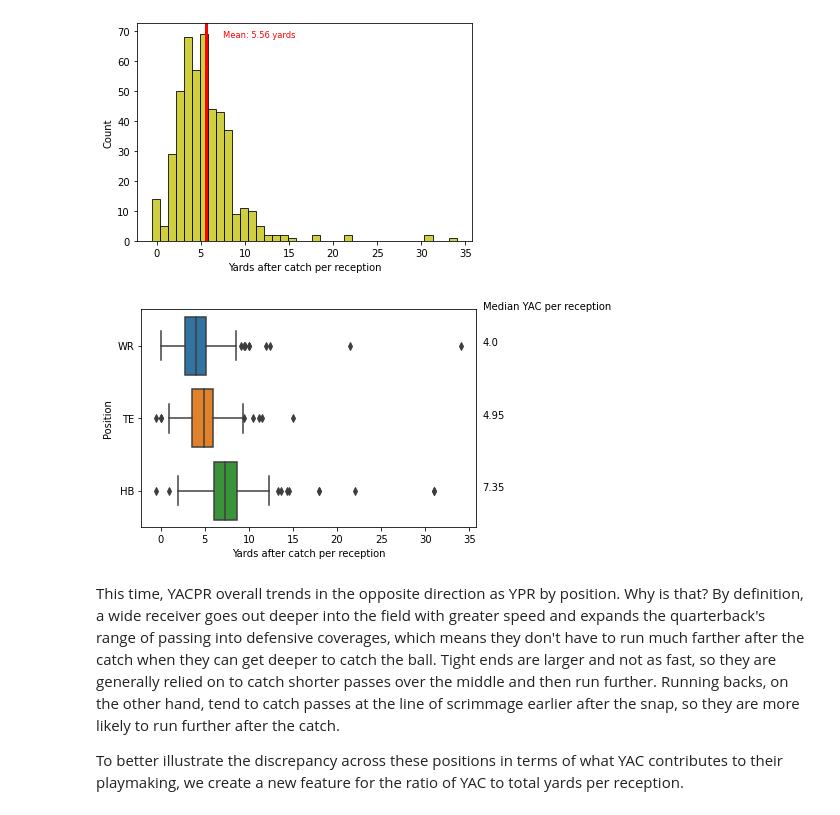
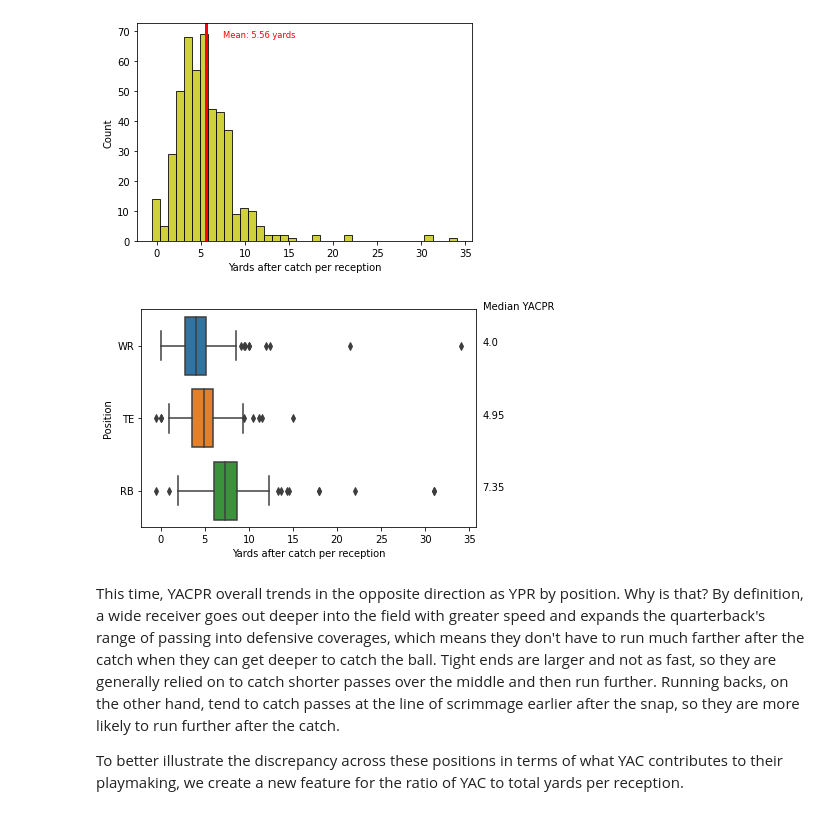
Before and after one commit to kchander92/NYCDSA-Data-Analysis-Project, a Jupyter notebook: Data Analysis Project Krishnan Chander.ipynb, the cells around one changed output. Drawn from its saved outputs; the diff is of its cells as text; code cells hidden in the pictures.

```diff
--- a/Data Analysis Project Krishnan Chander.ipynb
+++ b/Data Analysis Project Krishnan Chander.ipynb
@@ -24,6 +21,11 @@ receiving_scheme = pd.read_csv('receiving_scheme.csv')
 # This is set to display all columns whenever showing a DataFrame, since these data sets have many features.
 
 pd.set_option('display.max_columns', None)
+# %%
+receiving_summary.replace({'HB': 'RB'}, inplace=True)
+receiving_depth.replace({'HB': 'RB'}, inplace=True)
+receiving_concept.replace({'HB': 'RB'}, inplace=True)
+receiving_scheme.replace({'HB': 'RB'}, inplace=True)
 # %% [markdown]
 ## 1. Receiving Stats by Position
 First we want to analyze the baseline statistics for receiving yards per play, both across all players and by position. This establishes what the general expectation is for receivers on the average play.
@@ -67,5 +69,5 @@ The wide receiver (WR), tight end (TE) and running back (HB, which stands for ha
 # %%
-receiving_summary = receiving_summary[receiving_summary['position'].isin(['WR', 'TE', 'HB'])]
+receiving_summary = receiving_summary[receiving_summary['position'].isin(['WR', 'TE', 'RB'])]
 receiving_summary['position'].value_counts()
 # %% [output]
 WR    227
@@ -109,14 +131,14 @@ g.text(receiving_summary['yards_after_catch_per_reception'].mean() + 2, 68,
 # %%
 g = sb.boxplot(data=receiving_summary, x='yards_after_catch_per_reception', y='position')
 g.set_xlabel('Yards after catch per reception')
 g.set_ylabel('Position')
-g.text(36.5, -0.5, 'Median YAC per reception')
+g.text(36.5, -0.5, 'Median YACPR')
 for ytick in g.get_yticks():
     pos = g.get_yticklabels()[ytick].get_text()
     g.text(36.5, ytick,
            receiving_summary[receiving_summary['position'] == pos]['yards_after_catch_per_reception'].median())
 # %% [output]
-[figure, old version]
+[figure, new version]
 # %% [markdown]
 This time, YACPR overall trends in the opposite direction as YPR by position. Why is that? By definition, a wide receiver goes out deeper into the field with greater speed and expands the quarterback's range of passing into defensive coverages, which means they don't have to run much farther after the catch when they can get deeper to catch the ball. Tight ends are larger and not as fast, so they are generally relied on to catch shorter passes over the middle and then run further. Running backs, on the other hand, tend to catch passes at the line of scrimmage earlier after the snap, so they are more likely to run further after the catch.
 
```
Also changed, not shown: parts of 34 cells of this notebook.
